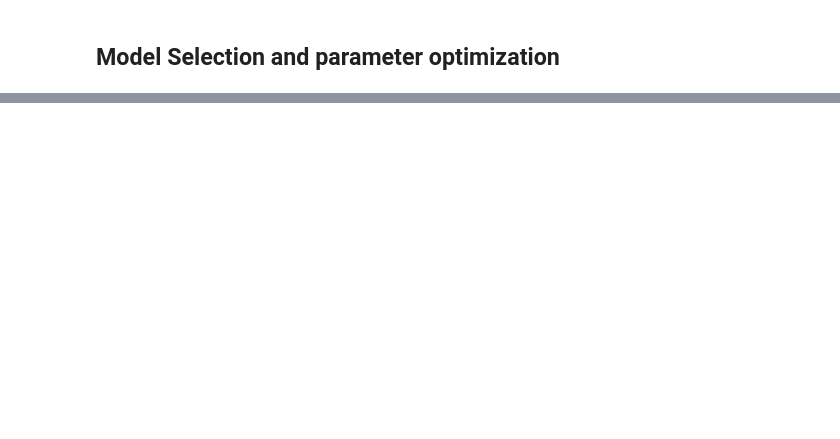
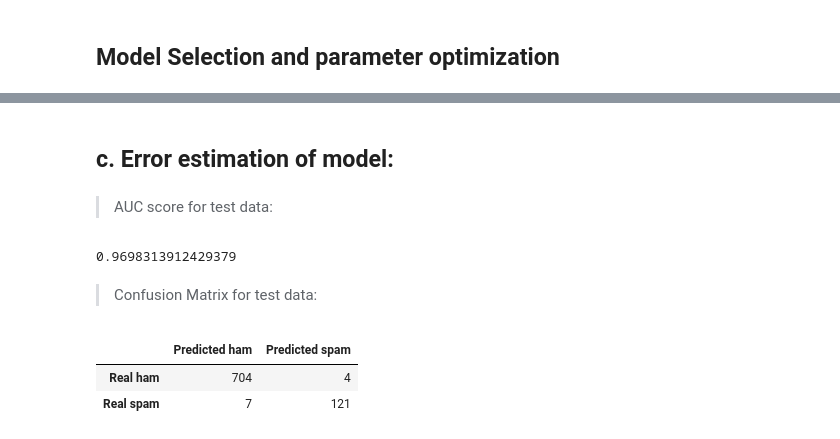
Before and after one commit to cesarliz10/spam_classifier_kaggle, a Jupyter notebook: 3_model_selection_and_parameter_optimization.ipynb, the cells around one changed output, grey strips where cells are left out. Drawn from its saved outputs; the diff is of its cells as text; code cells hidden in the pictures; blank space fills up the shorter version.

Commit message:
model selection and hyper-parameter tunning

```diff
--- a/3_model_selection_and_parameter_optimization.ipynb
+++ b/3_model_selection_and_parameter_optimization.ipynb
@@ -66,16 +140,19 @@ def plot_cross_validation_results(parameters,grid_search):
 # %%
+%%time
+
 pipeline = Pipeline([
-        ('vectorizer',CountVectorizer(analyzer='char_wb')),
+        ('feat_ext',combined_feat),
         ('clf',LogisticRegression())
     ])
+
 parameters = {
-    'vectorizer__min_df': (0.01,0.05,0.1),
-    'vectorizer__max_features' : (100,200,500),
-    'vectorizer__ngram_range' : ((3,4),(3,5),(3,6)),
+    'feat_ext__bow__vectorizer__min_df': (1e-2,5e-2,1e-1),
+    'feat_ext__bow__vectorizer__max_features' : (50,100,200,250),
+    'feat_ext__bow__vectorizer__ngram_range' : ((3,4),(3,5),(3,6)),
     'clf__C' : (1e-2,1e-1,1,10,1e2),
     'clf__penalty': ('l1','l2')
 }
-grid_search = GridSearchCV(pipeline,parameters, cv=5, n_jobs=-1,verbose=0)
-grid_search.fit(X_train["text"],y_train)
-plot_cross_validation_results(parameters,grid_search)
+
+grid_search_nb = GridSearchCV(pipeline,parameters, cv=5, n_jobs=-1,verbose=0)
+grid_search_nb.fit(X_train,y_train)
 # %% [output]
@@ -86,14 +160,0 @@ plot_cross_validation_results(parameters,grid_search)
-# %%
-pipeline = Pipeline([
-        ('vectorizer',CountVectorizer(analyzer='char_wb')),
-        ('clf',MultinomialNB())
-    ])
-parameters = {
-    'vectorizer__min_df': (0.005,0.05,0.1),
-    'vectorizer__max_features' : (100,200,500),
-    'vectorizer__ngram_range' : ((2,4),(3,4),(3,6)),
-    'clf__alpha' : (0.1,0.2,0.5)
-}
-grid_search_nb = GridSearchCV(pipeline,parameters, cv=3, n_jobs=-1,verbose=1)
-grid_search_nb.fit(X_train["text"],y_train)
-plot_cross_validation_results(parameters,grid_search_nb)
@@ -109,0 +186,22 @@ Fitting 3 folds for each of 81 candidates, totalling 243 fits
+# %% [markdown]
+## c. Error estimation of model:
+# %%
+from sklearn.metrics import confusion_matrix
+test_predictions = grid_search_nb.predict(X_test)
+# %% [markdown]
+> AUC score for test data:
+# %%
+roc_auc_score(y_test,test_predictions)
+# %% [output]
+0.9698313912429379
+# %% [markdown]
+> Confusion Matrix for test data:
+# %%
+cm = pd.DataFrame(data=confusion_matrix(y_test,test_predictions))
+cm.set_index(pd.Index(['Real ham','Real spam']),inplace=True)
+cm.columns=(['Predicted ham','Predicted spam'])
+cm
+# %% [output]
+|  | Predicted ham | Predicted spam |
+| Real ham | 704 | 4 |
+| Real spam | 7 | 121 |
```
Also changed, not shown: parts of 17 cells of this notebook, 1 other file.
